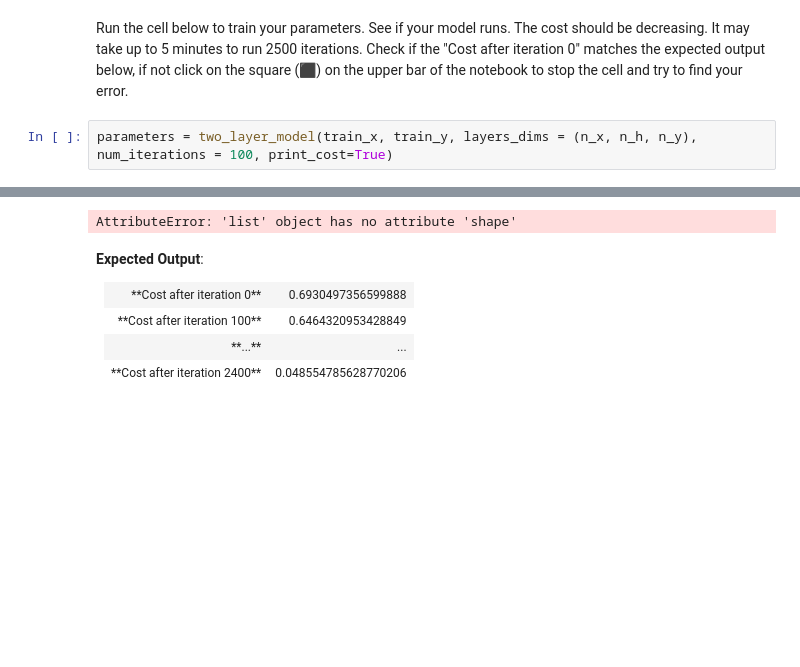
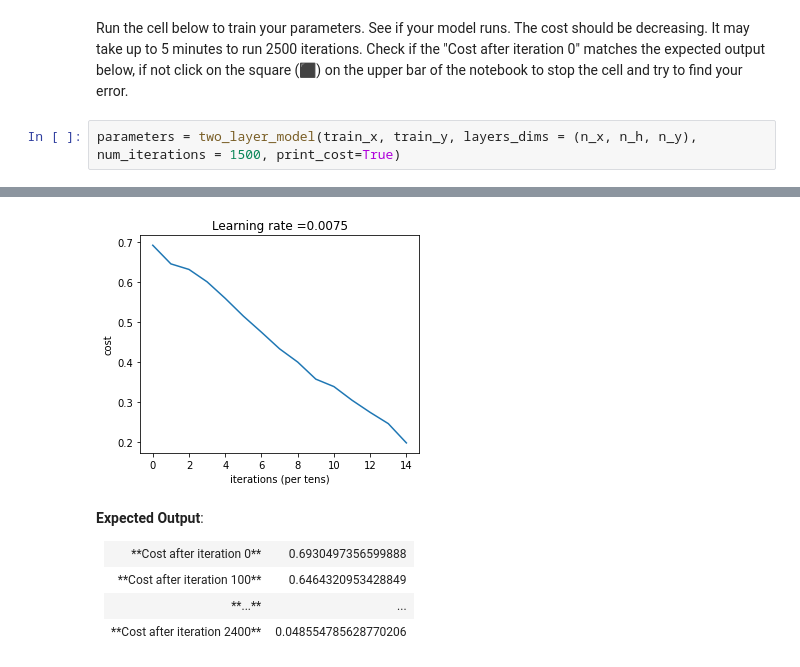
Before and after one commit to VanguardDream/SE395_2, a Jupyter notebook: Deep Neural Network - Application v3.ipynb, the cells around one changed output, grey strips where cells are left out. Drawn from its saved outputs; the diff is of its cells as text; blank space fills up the shorter version.

```diff
--- a/Deep Neural Network - Application v3.ipynb
+++ b/Deep Neural Network - Application v3.ipynb
@@ -285,7 +279,7 @@ def two_layer_model(X, Y, layers_dims, learning_rate = 0.0075, num_iterations =
 # %% [markdown]
 Run the cell below to train your parameters. See if your model runs. The cost should be decreasing. It may take up to 5 minutes to run 2500 iterations. Check if the "Cost after iteration 0" matches the expected output below, if not click on the square (⬛) on the upper bar of the notebook to stop the cell and try to find your error.
 # %%
-parameters = two_layer_model(train_x, train_y, layers_dims = (n_x, n_h, n_y), num_iterations = 100, print_cost=True)
+parameters = two_layer_model(train_x, train_y, layers_dims = (n_x, n_h, n_y), num_iterations = 1500, print_cost=True)
 # %% [output]
 Cost after iteration 0: 0.693049735659989
 Cost after iteration 100: 0.6464320953428849
@@ -307,4 +300,4 @@ Cost after iteration 2400: 0.04855478562877016
-AttributeError: 'list' object has no attribute 'shape'
+[figure, added]
 # %% [markdown]
 **Expected Output**:
 <table>
```
Also changed, not shown: parts of 5 cells of this notebook, 3 other files.
